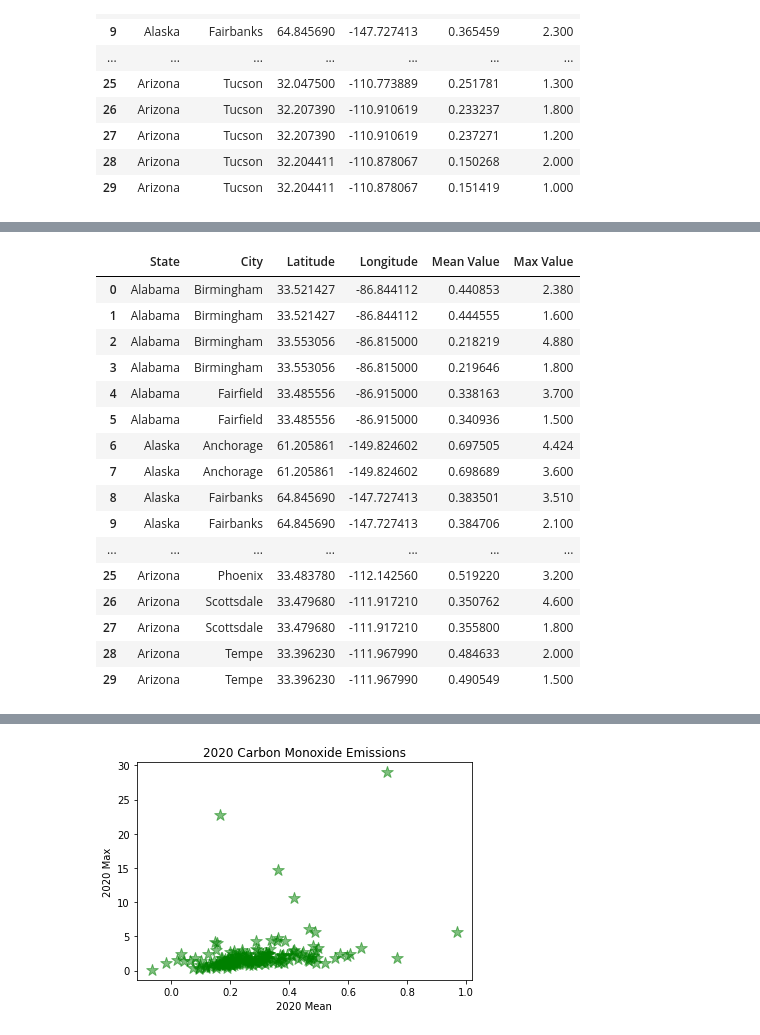
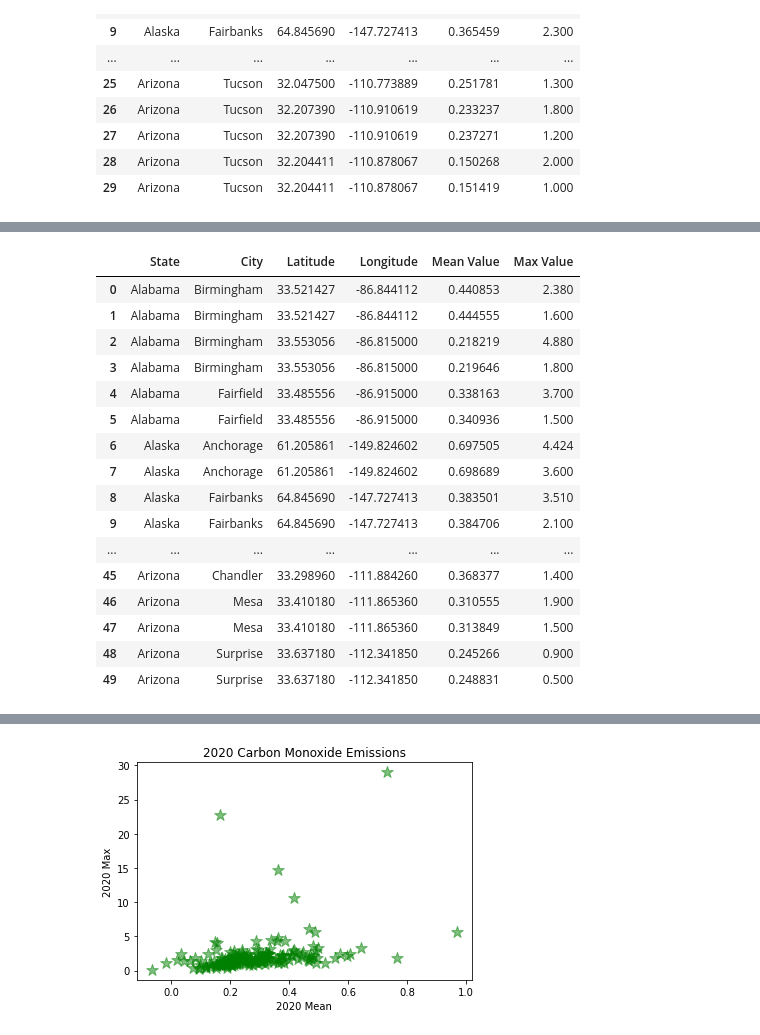
Before and after one commit to Mitchemoto/project-1-, a Jupyter notebook: environment_api_project.ipynb, the cells around one changed output, grey strips where cells are left out. Saved outputs shown, nothing was run; the diff lists cells and outputs as text; code cells hidden in the pictures.

```diff
--- a/environment_api_project.ipynb
+++ b/environment_api_project.ipynb
@@ -478,31 +462,31 @@ for code in state_code:
 # %%
 # put into data frame
 states_16_df=pd.DataFrame({'State':states16,
                            'City':cities16,
            'Latitude': lat16,
            'Longitude':long16,
            'Mean Value': mean16,
            'Max Value': max_value16})
 
-states_16_df.head(30)
+states_16_df.head(50)
 # %% [output]
 |  | State | City | Latitude | Longitude | Mean Value | Max Value |
 | 0 | Alabama | Birmingham | 33.521427 | -86.844112 | 0.440853 | 2.380 |
 | 1 | Alabama | Birmingham | 33.521427 | -86.844112 | 0.444555 | 1.600 |
 | 2 | Alabama | Birmingham | 33.553056 | -86.815000 | 0.218219 | 4.880 |
 | 3 | Alabama | Birmingham | 33.553056 | -86.815000 | 0.219646 | 1.800 |
 | 4 | Alabama | Fairfield | 33.485556 | -86.915000 | 0.338163 | 3.700 |
 | 5 | Alabama | Fairfield | 33.485556 | -86.915000 | 0.340936 | 1.500 |
 | 6 | Alaska | Anchorage | 61.205861 | -149.824602 | 0.697505 | 4.424 |
 | 7 | Alaska | Anchorage | 61.205861 | -149.824602 | 0.698689 | 3.600 |
 | 8 | Alaska | Fairbanks | 64.845690 | -147.727413 | 0.383501 | 3.510 |
 | 9 | Alaska | Fairbanks | 64.845690 | -147.727413 | 0.384706 | 2.100 |
 | ... | ... | ... | ... | ... | ... | ... |
-| 25 | Arizona | Phoenix | 33.483780 | -112.142560 | 0.519220 | 3.200 |
-| 26 | Arizona | Scottsdale | 33.479680 | -111.917210 | 0.350762 | 4.600 |
-| 27 | Arizona | Scottsdale | 33.479680 | -111.917210 | 0.355800 | 1.800 |
-| 28 | Arizona | Tempe | 33.396230 | -111.967990 | 0.484633 | 2.000 |
-| 29 | Arizona | Tempe | 33.396230 | -111.967990 | 0.490549 | 1.500 |
+| 45 | Arizona | Chandler | 33.298960 | -111.884260 | 0.368377 | 1.400 |
+| 46 | Arizona | Mesa | 33.410180 | -111.865360 | 0.310555 | 1.900 |
+| 47 | Arizona | Mesa | 33.410180 | -111.865360 | 0.313849 | 1.500 |
+| 48 | Arizona | Surprise | 33.637180 | -112.341850 | 0.245266 | 0.900 |
+| 49 | Arizona | Surprise | 33.637180 | -112.341850 | 0.248831 | 0.500 |
 # %%
 # Configure gmaps
 gmaps.configure(api_key=gkey)
```
Also changed, not shown: parts of 2 cells of this notebook, 1 other file.
